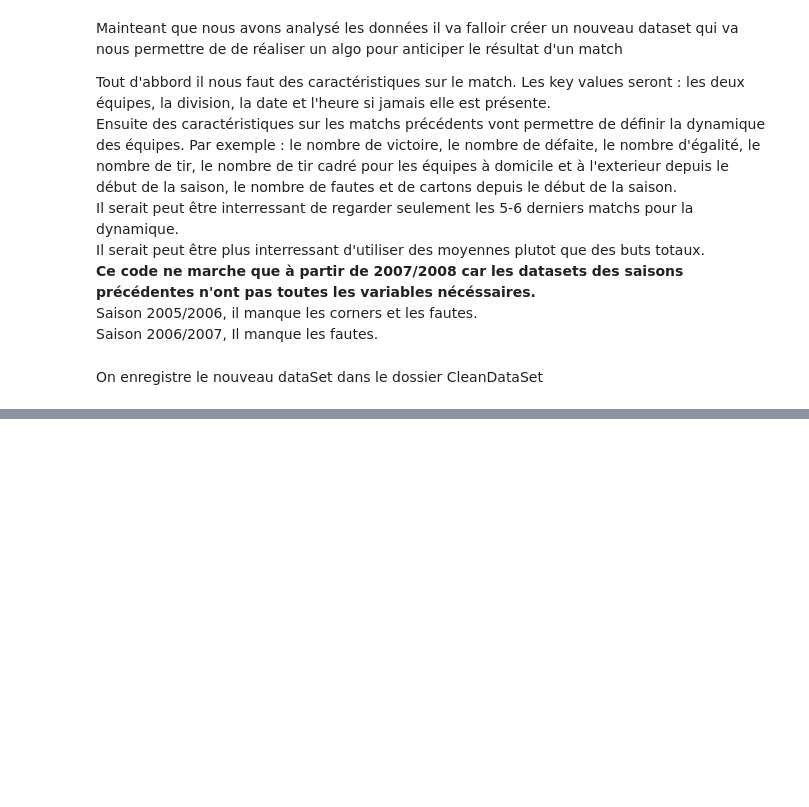
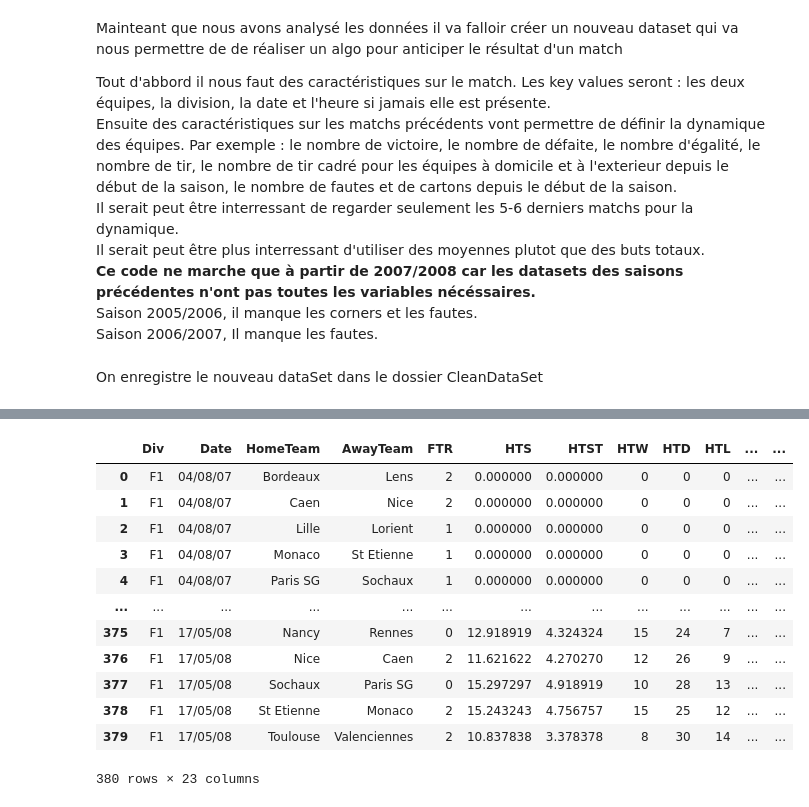
Before and after one commit to Amaurytiss/FootballPrediction, a Jupyter notebook: Fil_Rouge.ipynb, the cells around one changed output, grey strips where cells are left out. Cells and saved outputs as stored; diff of their text form; code cells hidden in the pictures; blank space fills up the shorter version.

Commit message:
Modification de la boucle de suppression des colonnes. On ne supprime plus la colonne FullTimeResult FR

```diff
--- a/Fil_Rouge.ipynb
+++ b/Fil_Rouge.ipynb
@@ -11,7 +11,7 @@ import numpy as np
 #on va aussi transformer les lettres H, D, A en 2,1,0
 DF = {}
 for i in range(2005,2021) : #entre 2005 et 2021
-    dataFrame = pd.read_csv("DataSets/" + str(i) + "_" + str(i+1) + ".csv")
+    dataFrame = pd.read_csv("../DataSets/" + str(i) + "_" + str(i+1) + ".csv")
     indexB365H = list(dataFrame.columns).index("B365H") # Index de la première colone à supprimer. On transforme en liste car on .index() ne s'applique pas au Index.
     for c in range(indexB365H,len(dataFrame.columns)) :
         dataFrame = dataFrame.drop(columns=[dataFrame.columns[len(dataFrame.columns)-1]],axis=1)
@@ -388,9 +388,12 @@ for i in range(len(new_df)): #on va balayer tout le dataset pour modifier tous l
 
 #On va maintenant enlever les données qui ne serve pas
 indexFTHG = list(dataFrame.columns).index("FTHG") # Index de la première colone à supprimer. On transforme en liste car on .index() ne s'applique pas au Index.
-
+dropIndex = indexFTHG - 1 #index pour supprimer les colonnes inutiles.
 for c in range(indexFTHG,len(new_df.columns)+1): #on enlève toutes les dernières colonnes
-    new_df = new_df.drop(columns=[new_df.columns[len(new_df.columns)-1]],axis=1)
+    if(new_df.columns[dropIndex]!='FTR'):
+        new_df = new_df.drop(new_df.columns[dropIndex],axis=1)
+    else :
+        dropIndex +=1
 
 #On va maintenant rajouter les colonnes à notre dataset
 new_df['HTS'] = HomeTeamShootslist
@@ -434,0 +419,16 @@ On enregistre le nouveau dataSet dans le dossier CleanDataSet
+# %%
+new_df
+# %% [output]
+|  | Div | Date | HomeTeam | AwayTeam | FTR | HTS | HTST | HTW | HTD | HTL | ... | ... |
+| 0 | F1 | 04/08/07 | Bordeaux | Lens | 2 | 0.000000 | 0.000000 | 0 | 0 | 0 | ... | ... |
+| 1 | F1 | 04/08/07 | Caen | Nice | 2 | 0.000000 | 0.000000 | 0 | 0 | 0 | ... | ... |
+| 2 | F1 | 04/08/07 | Lille | Lorient | 1 | 0.000000 | 0.000000 | 0 | 0 | 0 | ... | ... |
+| 3 | F1 | 04/08/07 | Monaco | St Etienne | 1 | 0.000000 | 0.000000 | 0 | 0 | 0 | ... | ... |
+| 4 | F1 | 04/08/07 | Paris SG | Sochaux | 1 | 0.000000 | 0.000000 | 0 | 0 | 0 | ... | ... |
+| ... | ... | ... | ... | ... | ... | ... | ... | ... | ... | ... | ... | ... |
+| 375 | F1 | 17/05/08 | Nancy | Rennes | 0 | 12.918919 | 4.324324 | 15 | 24 | 7 | ... | ... |
+| 376 | F1 | 17/05/08 | Nice | Caen | 2 | 11.621622 | 4.270270 | 12 | 26 | 9 | ... | ... |
+| 377 | F1 | 17/05/08 | Sochaux | Paris SG | 0 | 15.297297 | 4.918919 | 10 | 28 | 13 | ... | ... |
+| 378 | F1 | 17/05/08 | St Etienne | Monaco | 2 | 15.243243 | 4.756757 | 15 | 25 | 12 | ... | ... |
+| 379 | F1 | 17/05/08 | Toulouse | Valenciennes | 2 | 10.837838 | 3.378378 | 8 | 30 | 14 | ... | ... |
+380 rows × 23 columns
```
Also changed, not shown: parts of 1 cell of this notebook.
